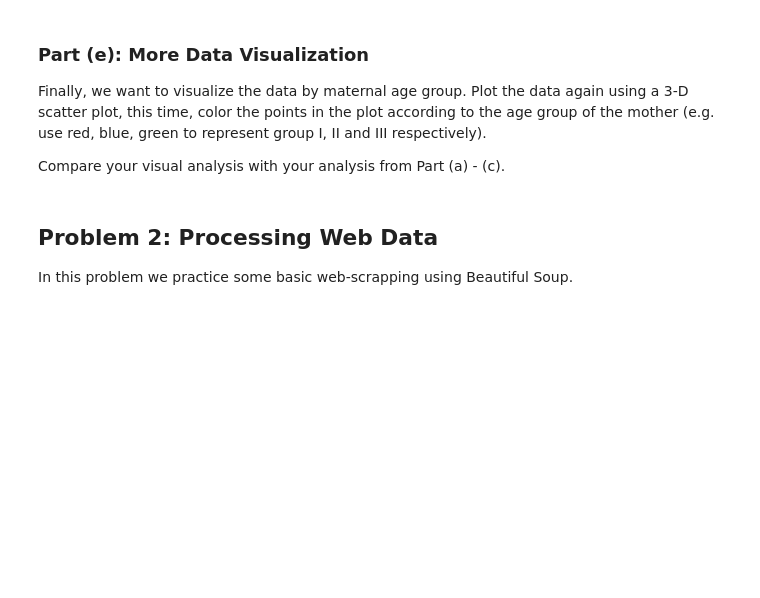
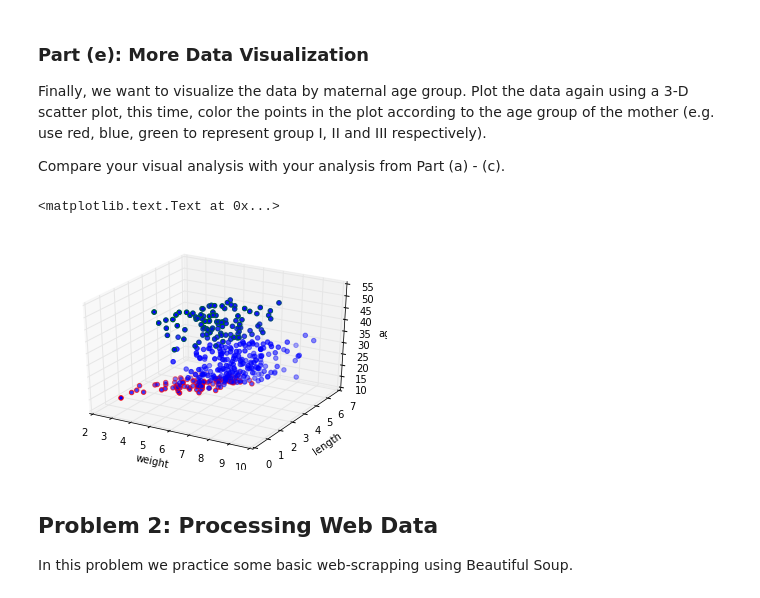
Before and after one commit to zelong430/Harvard-Data-Science, a Jupyter notebook: HW0/Datascience_HW0.ipynb, the cells around one changed output. Saved outputs shown, nothing was run; the diff lists cells and outputs as text; code cells hidden in the pictures; blank space fills up the shorter version.

```diff
--- a/HW0/Datascience_HW0.ipynb
+++ b/HW0/Datascience_HW0.ipynb
@@ -101,6 +131,19 @@ Compare your visual analysis with your analysis from Part (b) and (c).
 Finally, we want to visualize the data by maternal age group. Plot the data again using a 3-D scatter plot, this time, color the points in the plot according to the age group of the mother (e.g. use red, blue, green to represent group I, II and III respectively).
 
 Compare your visual analysis with your analysis from Part (a) - (c).
+# %%
+fig = plt.figure()
+
+ax = fig.add_subplot(111, projection = "3d")
+ax.scatter(group1[:,0], group1[:,1], group1[:,2], color = 'red')
+ax.scatter(group2[:,0], group2[:,1], group2[:,2], color = 'blue')
+ax.scatter(group3[:,0], group3[:,1], group3[:,2], color = 'green')
+ax.set_xlabel("weight")
+ax.set_ylabel("length")
+ax.set_zlabel("age")
+# %% [output]
+<matplotlib.text.Text at 0x...>
+[figure, added]
 # %% [markdown]
 ## Problem 2: Processing Web Data
 
```
Also changed, not shown: parts of 2 cells of this notebook.
